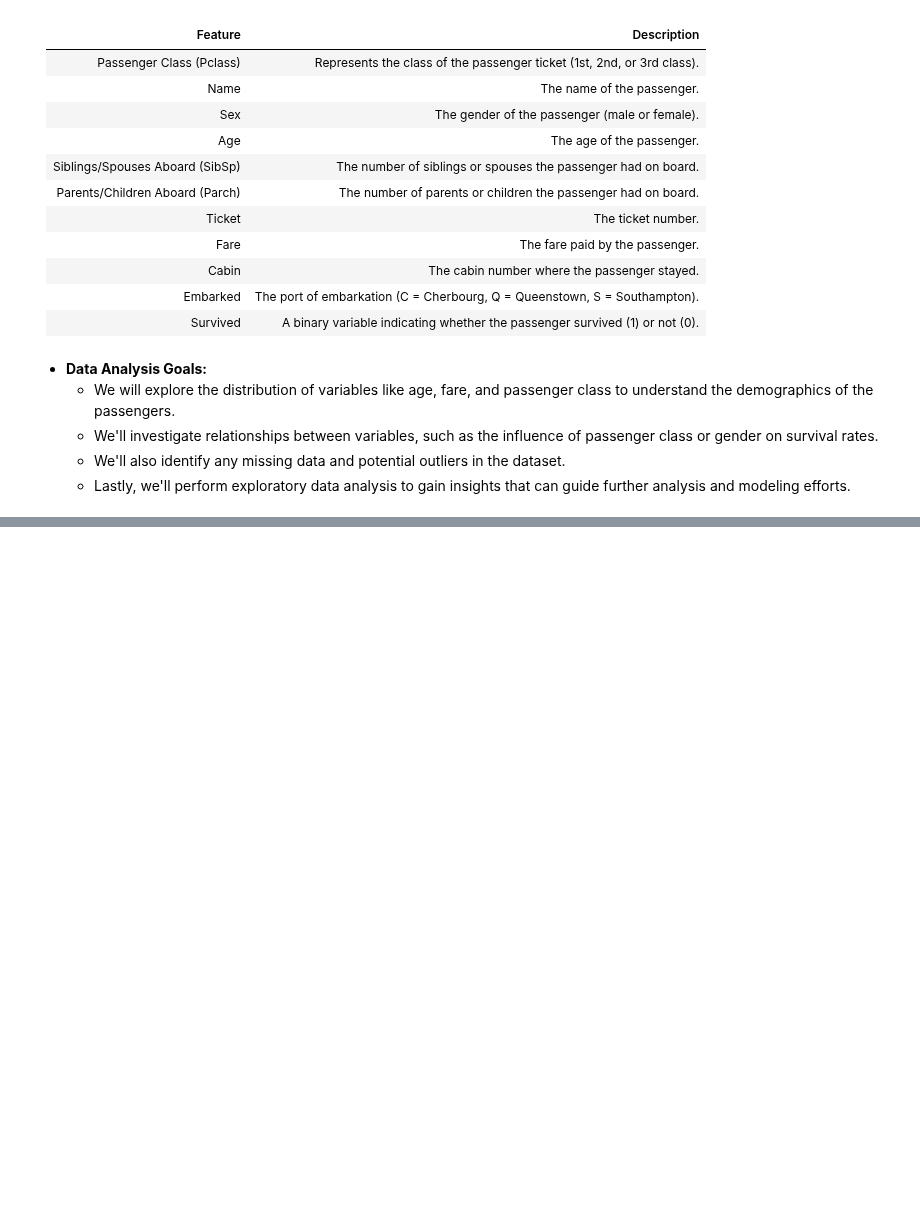
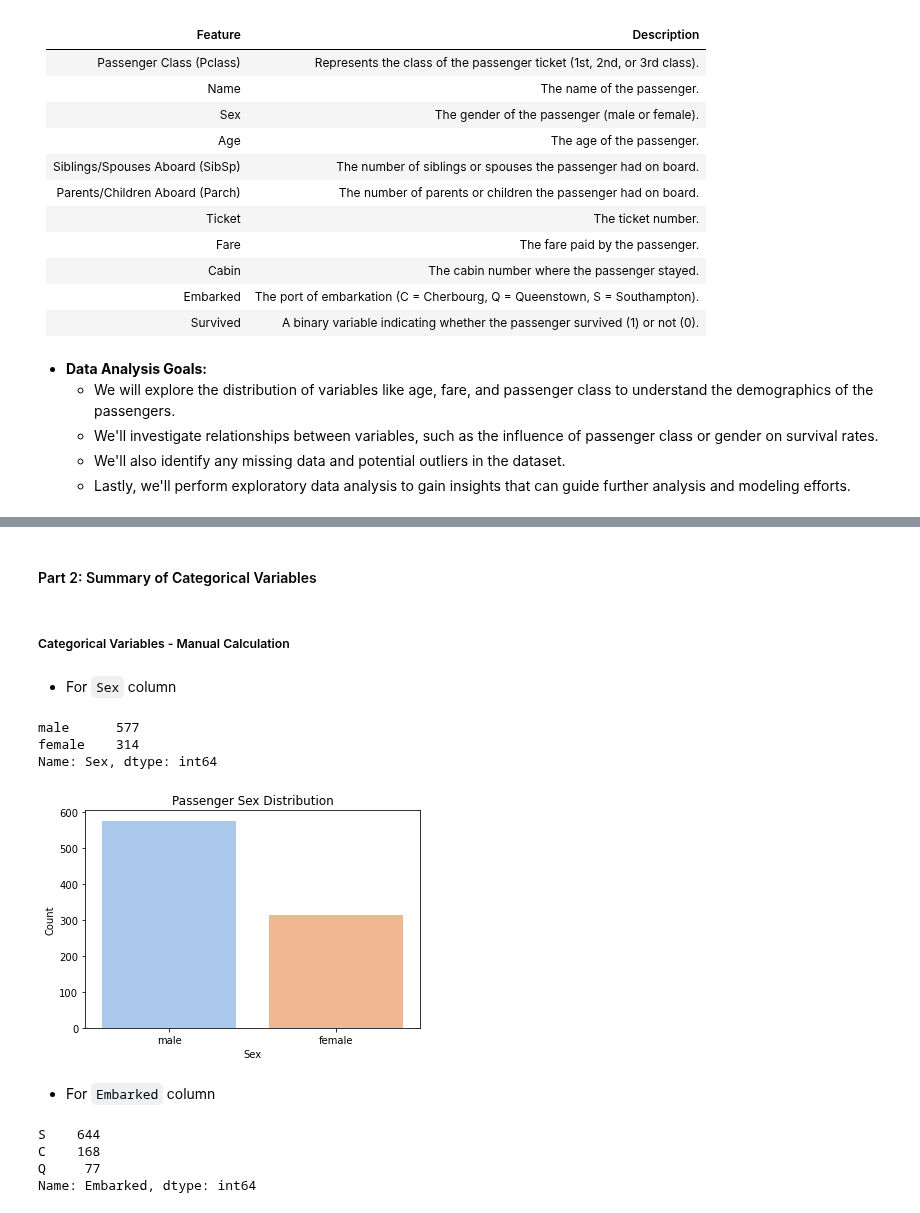
Before and after one commit to Salma-AZIZ/IP302, a Jupyter notebook: 03_Exploring_Titanic_Dataset.ipynb, the cells around one changed output, grey strips where cells are left out. Drawn from its saved outputs; the diff is of its cells as text; code cells hidden in the pictures; blank space fills up the shorter version.

Commit message:
Updated the 03_Exploring_Titanic_Dataset notebook

```diff
--- a/03_Exploring_Titanic_Dataset.ipynb
+++ b/03_Exploring_Titanic_Dataset.ipynb
@@ -34,0 +44,3 @@ The Titanic dataset contains information about passengers who were aboard the RM
+# %%
+# Load the Titanic dataset from the data folder
+titanic_data = pd.read_csv('data/titanic.csv')
@@ -34,0 +144,31 @@ The Titanic dataset contains information about passengers who were aboard the RM
+# %% [markdown]
+#### Part 2: Summary of Categorical Variables
+# %% [markdown]
+##### Categorical Variables - Manual Calculation
+# %% [markdown]
+- For `Sex` column
+# %%
+titanic_data['Sex'].value_counts()
+# %% [output]
+male      577
+female    314
+Name: Sex, dtype: int64
+# %%
+# Create a bar plot for passenger Sex
+plt.figure(figsize=(6, 4))
+sns.countplot(data=titanic_data, x='Sex', palette = 'pastel')
+plt.title('Passenger Sex Distribution')
+plt.xlabel('Sex')
+plt.ylabel('Count')
+plt.show()
+# %% [output]
+[figure, added]
+# %% [markdown]
+- For `Embarked` column
+# %%
+titanic_data['Embarked'].value_counts()
+# %% [output]
+S    644
+C    168
+Q     77
+Name: Embarked, dtype: int64
```
Also changed, not shown: parts of 80 cells of this notebook.
